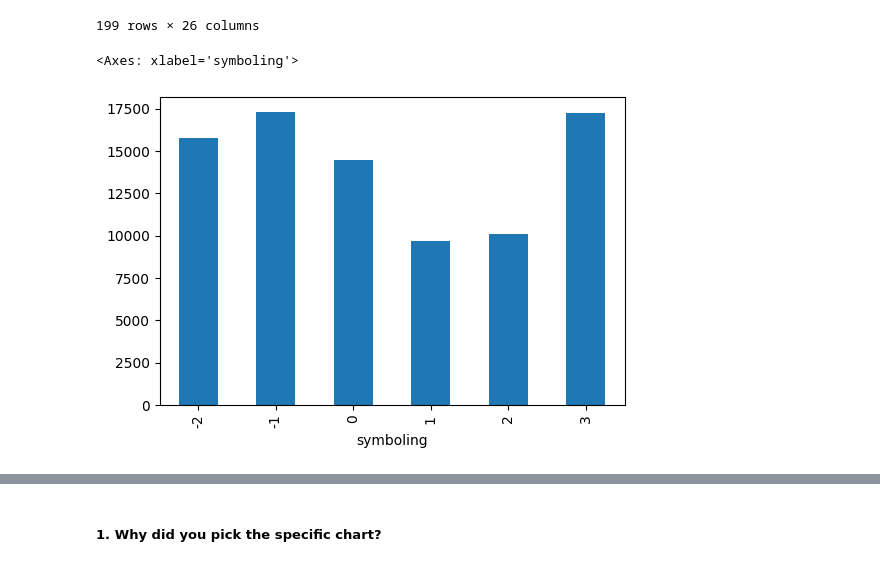
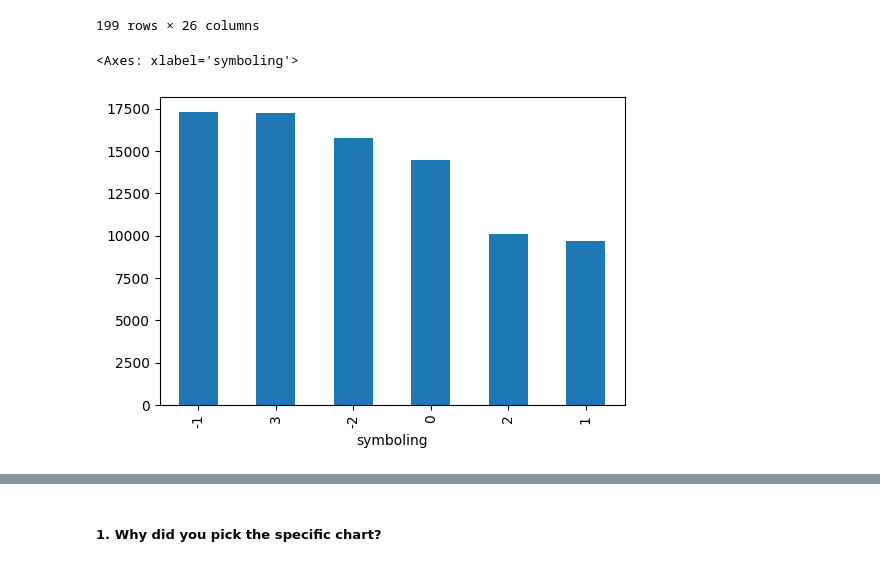
Before and after one commit to Mohitpathak91/EDA-capstone-project, a Jupyter notebook: EDA_Analyzing_Car_Prices_as_per_Specifications.ipynb, the cells around one changed output, grey strips where cells are left out. Cells and saved outputs as stored; diff of their text form; code cells hidden in the pictures.

```diff
--- a/EDA_Analyzing_Car_Prices_as_per_Specifications.ipynb
+++ b/EDA_Analyzing_Car_Prices_as_per_Specifications.ipynb
@@ -480,7 +486,7 @@ df
 df['price'] = df['price'].astype(int)
 # %%
 plt.figure(figsize=(6,4))
-df.groupby(['symboling'])['price'].mean().plot(kind = 'bar')
+df.groupby(['symboling'])['price'].mean().sort_values(ascending = False).plot(kind = 'bar')
 # %% [output]
 <Axes: xlabel='symboling'>
-[figure, old version]
+[figure, new version]
```
Also changed, not shown: parts of 90 cells of this notebook.
